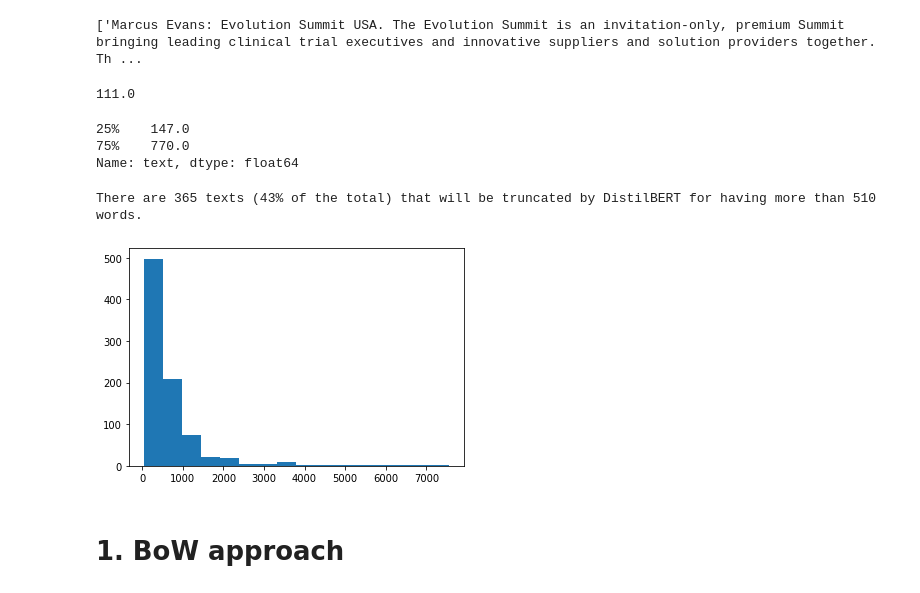
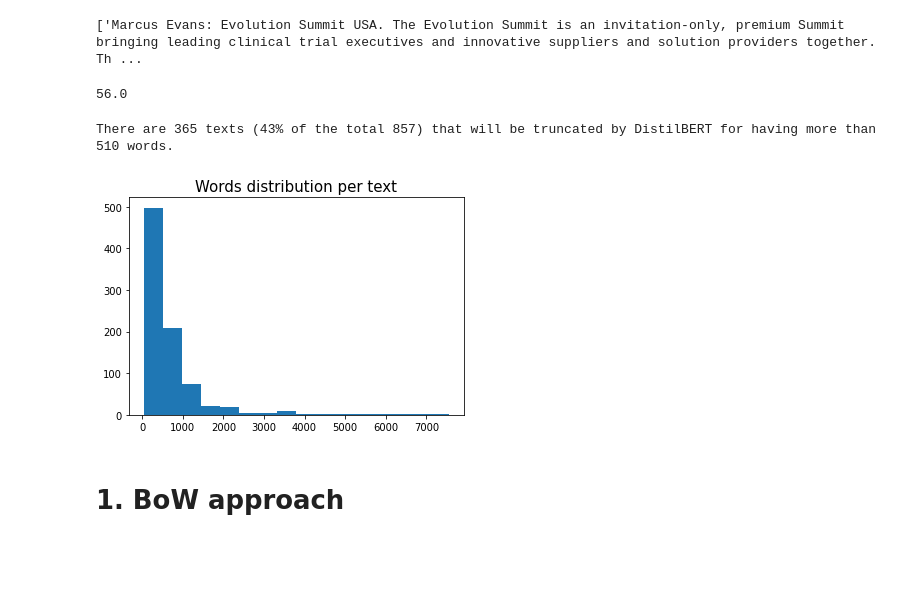
Before and after one commit to hmatzner/text-classification, a Jupyter notebook: url_classification.ipynb, the cells around one changed output. Cells and saved outputs as stored; diff of their text form; code cells hidden in the pictures; blank space fills up the shorter version.

```diff
--- a/url_classification.ipynb
+++ b/url_classification.ipynb
@@ -241,10 +241,11 @@ def create_df_from_articles(df: pd.DataFrame, toi_articles: List[newspaper.artic
 # %%
 def read_or_create_variables(variable_names: List[str]) -> List[Any]:
   """
-  Read or create variables with the given names. If a variable exists, it is read and returned.
+  Reads or creates variables with the given names. If a variable exists, it is read and returned.
   If a variable with a given name does not exist, it is created and an empty list is returned.
 
-  @variable_names: list of strings representing the names of the variables to be read and/or created.
+  Parameters:
+  - variable_names: list of strings representing the names of the variables to be read and/or created.
 
   Returns:
   - variables: list of the read and/or created variables.
@@ -269,8 +270,9 @@ def create_new_urls(df: pd.DataFrame, column: str) -> pd.Series:
   """
   Creates the urls to read based on the difference between all URLs and the ones already read.
 
-  @df (pd.DataFrame): a DataFrame with a column containing the URLs.
-  @column (str): the name of the column in the DataFrame where the URLs are stored.
+  Parameters:
+  - df: a DataFrame with a column containing the URLs.
+  - column: the name of the column in the DataFrame where the URLs are stored.
 
   Returns:
   - urls_new: pandas Series object with strings of the URLs to read.
@@ -288,8 +290,9 @@ def read_texts_from_urls(urls_new: pd.Series, urls_old: List[str]) -> Tuple[List
   """
   Reads the relevant text from each URL.
 
-  @urls_new: pandas Series object with strings of the URLs to read.
-  @urls_old: list of strings of the URLs that have already been read.
+  Parameters:
+  - urls_new: pandas Series object with strings of the URLs to read.
+  - urls_old: list of strings of the URLs that have already been read.
 
   Returns a tuple of three elements:
   - texts_new: list of strings of the texts read from the URLs.
@@ -333,9 +336,10 @@ def create_new_labels(df: pd.DataFrame, urls_to_read: pd.Series, idx_label_to_re
   """
   Creates a list of labels for the given URLs and removes the labels corresponding to the URLs that threw errors.
 
-  @df: pandas DataFrame containing the labels.
-  @urls_to_read: pandas Series object with strings of the URLs for which the labels should be created.
-  @idx_label_to_remove: list of integers representing the indexes of the URLs that threw errors and should have their labels removed.
+  Parameters:
+  - df: pandas DataFrame containing the labels.
+  - urls_to_read: pandas Series object with strings of the URLs for which the labels should be created.
+  - idx_label_to_remove: list of integers representing the indexes of the URLs that threw errors and should have their labels removed.
 
   Returns:
   - labels_new: list of labels according to the new URLs, discarding the ones that threw errors.
@@ -353,8 +357,9 @@ def update_variables(old_variables: List[Any], new_variables: List[Any]) -> List
   """
   Updates the old variables with the new variables.
 
-  @old_variables: list of variables that should be updated.
-  @new_variables: list of variables used to update the old variables, should be of same length and order as `old_variables`.
+  Parameters:
+  - old_variables: list of variables that should be updated.
+  - new_variables: list of variables used to update the old variables, should be of same length and order as `old_variables`.
 
   Returns:
   - updated_variables: list of variables that are the result of updating the old variables with the new variables.
@@ -376,10 +381,11 @@ def create_df_from_lists(labels: List[str], indexes: List[int], texts: List[str]
   """
   Creates a pandas DataFrame with columns for URLs, texts, and labels.
 
-  @labels: list of strings representing the labels of the articles.
-  @indexes: list of integers representing the indexes of the articles.
-  @texts: list of strings representing the texts of the articles.
-  @urls: list of strings representing the URLs of the articles.
+  Parameters:
+  - labels: list of strings representing the labels of the articles.
+  - indexes: list of integers representing the indexes of the articles.
+  - texts: list of strings representing the texts of the articles.
+  - urls: list of strings representing the URLs of the articles.
 
   Returns:
   - df_text2: pandas DataFrame with columns for URLs, texts, and labels.
@@ -395,7 +401,7 @@ def create_df_from_lists(labels: List[str], indexes: List[int], texts: List[str]
 # %%
 def remove_duplicates(df: pd.DataFrame, column: str) -> pd.DataFrame:
   """
-  Remove duplicate rows from a DataFrame based on a specific column.
+  Removes duplicate rows from a DataFrame based on a specific column.
 
   Parameters:
   - df: a DataFrame with a column containing values to be checked for duplicates.
@@ -1188,27 +1298,22 @@ df_text.loc[(characters >= THRESHOLD1) & (characters <= THRESHOLD2), TEXT].tolis
 # %%
 # By analizing the texts, errors started to show up in the ones that had below 51 words.
 
-fraction_ignored = 0.165 # We will lose 16.5% of our data
+fraction_ignored = 0.01 # We would lose 1% of our data
 
-values = df_text['text'].str.split().str.len()
+values = df_text[TEXT].str.split().str.len()
 minimum_words = values.quantile(fraction_ignored)
 minimum_words
 # %% [output]
-111.0
+56.0
-# %%
-values.describe()[['25%', '75%']]
-# %% [output]
-25%    147.0
-75%    770.0
-Name: text, dtype: float64
 # %%
 mask = df_text[TEXT].str.split().str.len() > DISTILBERT_MAX_INPUT
-print(f'There are {mask.sum()} texts ({mask.sum() / df_text.shape[0]:.0%} of the total) that will be truncated by DistilBERT '
+print(f'There are {mask.sum()} texts ({mask.sum() / df_text.shape[0]:.0%} of the total {df_text.shape[0]}) that will be truncated by DistilBERT '
       f'for having more than {DISTILBERT_MAX_INPUT} words.')
 # %% [output]
-There are 365 texts (43% of the total) that will be truncated by DistilBERT for having more than 510 words.
+There are 365 texts (43% of the total 857) that will be truncated by DistilBERT for having more than 510 words.
 # %%
 plt.hist(df_text[TEXT].str.split().str.len(), bins=16)
+plt.title('Words distribution per text', size=15)
 plt.show()
 # %% [output]
-[figure, old version]
+[figure, new version]
```
Also changed, not shown: parts of 53 cells of this notebook.
